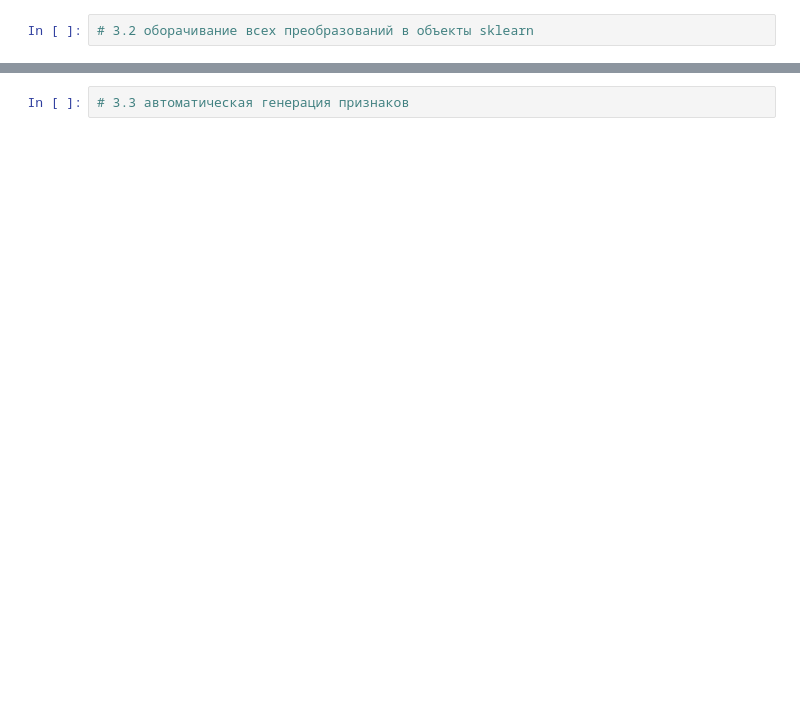
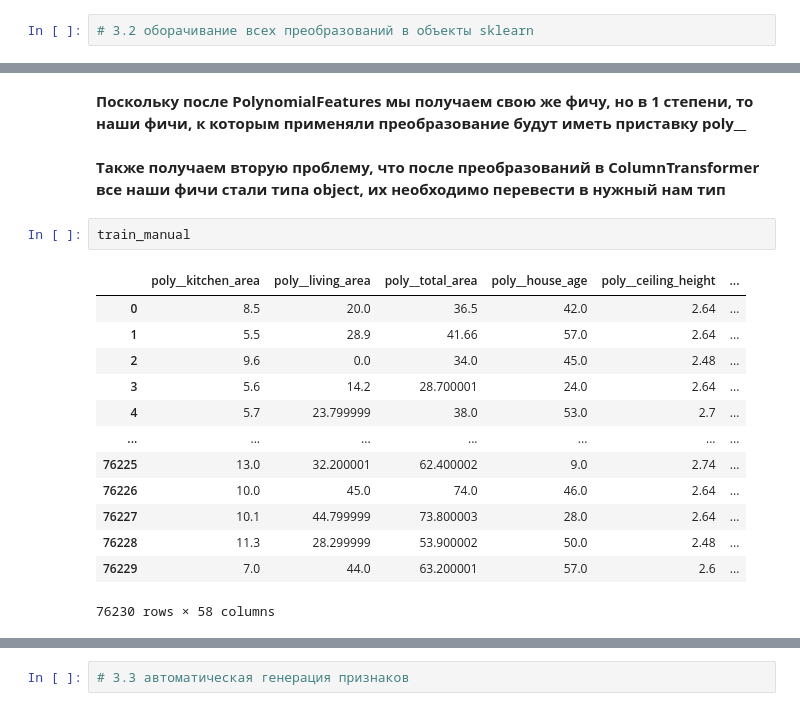
Before and after one commit to samoylenko23/lifecycle-pipeline-models, a Jupyter notebook: model_improvement/ARTIFACT_EDA/notebook.ipynb, the cells around one changed output, grey strips where cells are left out. Drawn from its saved outputs; the diff is of its cells as text; blank space fills up the shorter version.

```diff
--- a/model_improvement/ARTIFACT_EDA/notebook.ipynb
+++ b/model_improvement/ARTIFACT_EDA/notebook.ipynb
@@ -737,0 +753,20 @@ pipeline.fit(train, target)
+# %% [markdown]
+**Поскольку после PolynomialFeatures мы получаем свою же фичу, но в 1 степени, то наши фичи, к которым применяли преобразование будут иметь приставку poly__**
+# %% [markdown]
+**Также получаем вторую проблему, что после преобразований в ColumnTransformer все наши фичи стали типа object, их необходимо перевести в нужный нам тип**
+# %%
+train_manual
+# %% [output]
+|  | poly__kitchen_area | poly__living_area | poly__total_area | poly__house_age | poly__ceiling_height | ... |
+| 0 | 8.5 | 20.0 | 36.5 | 42.0 | 2.64 | ... |
+| 1 | 5.5 | 28.9 | 41.66 | 57.0 | 2.64 | ... |
+| 2 | 9.6 | 0.0 | 34.0 | 45.0 | 2.48 | ... |
+| 3 | 5.6 | 14.2 | 28.700001 | 24.0 | 2.64 | ... |
+| 4 | 5.7 | 23.799999 | 38.0 | 53.0 | 2.7 | ... |
+| ... | ... | ... | ... | ... | ... | ... |
+| 76225 | 13.0 | 32.200001 | 62.400002 | 9.0 | 2.74 | ... |
+| 76226 | 10.0 | 45.0 | 74.0 | 46.0 | 2.64 | ... |
+| 76227 | 10.1 | 44.799999 | 73.800003 | 28.0 | 2.64 | ... |
+| 76228 | 11.3 | 28.299999 | 53.900002 | 50.0 | 2.48 | ... |
+| 76229 | 7.0 | 44.0 | 63.200001 | 57.0 | 2.6 | ... |
+76230 rows × 58 columns
```
Also changed, not shown: parts of 41 cells of this notebook, 35 other files.
